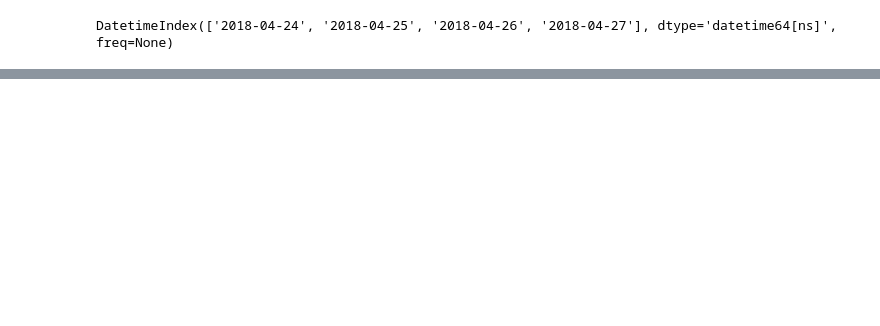
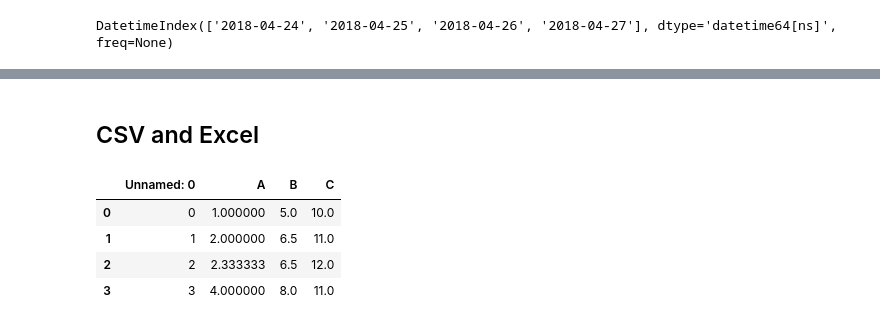
Before and after one commit to Lettush/DA-Course, a Jupyter notebook: Pandas Basics.ipynb, the cells around one changed output, grey strips where cells are left out. Drawn from its saved outputs; the diff is of its cells as text; code cells hidden in the pictures; blank space fills up the shorter version.

```diff
--- a/Pandas Basics.ipynb
+++ b/Pandas Basics.ipynb
@@ -37,0 +196,11 @@ DatetimeIndex(['2018-04-24', '2018-04-25', '2018-04-26', '2018-04-27'], dtype='d
+# %%
+import numpy as np
+
+sample_data = {
+    'A': [1,2,np.nan,4],
+    'B': [5,np.nan,np.nan,8],
+    'C': [10,11,12,np.nan]
+}
+
+sample_df = pd.DataFrame(sample_data)
+sample_df
@@ -37,0 +213,14 @@ DatetimeIndex(['2018-04-24', '2018-04-25', '2018-04-26', '2018-04-27'], dtype='d
+# %%
+sample_df.fillna(sample_df.mean(), inplace=True)
+# %% [markdown]
+## CSV and Excel
+# %%
+sample_df.to_csv('example.csv')
+data = pd.read_csv('example.csv')
+data
+# %% [output]
+|  | Unnamed: 0 | A | B | C |
+| 0 | 0 | 1.000000 | 5.0 | 10.0 |
+| 1 | 1 | 2.000000 | 6.5 | 11.0 |
+| 2 | 2 | 2.333333 | 6.5 | 12.0 |
+| 3 | 3 | 4.000000 | 8.0 | 11.0 |
```
Also changed, not shown: parts of 26 cells of this notebook, 4 other files.
